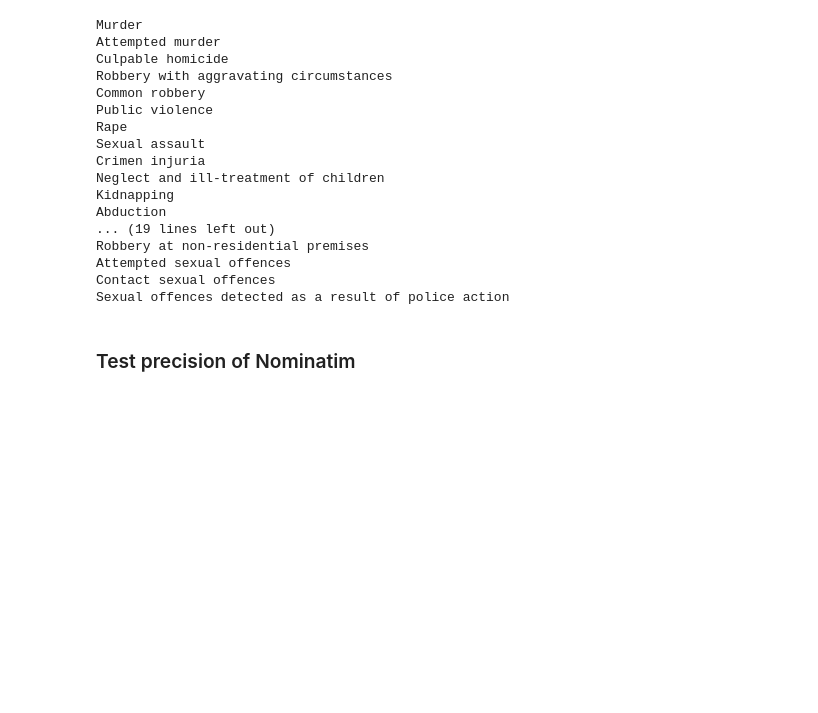
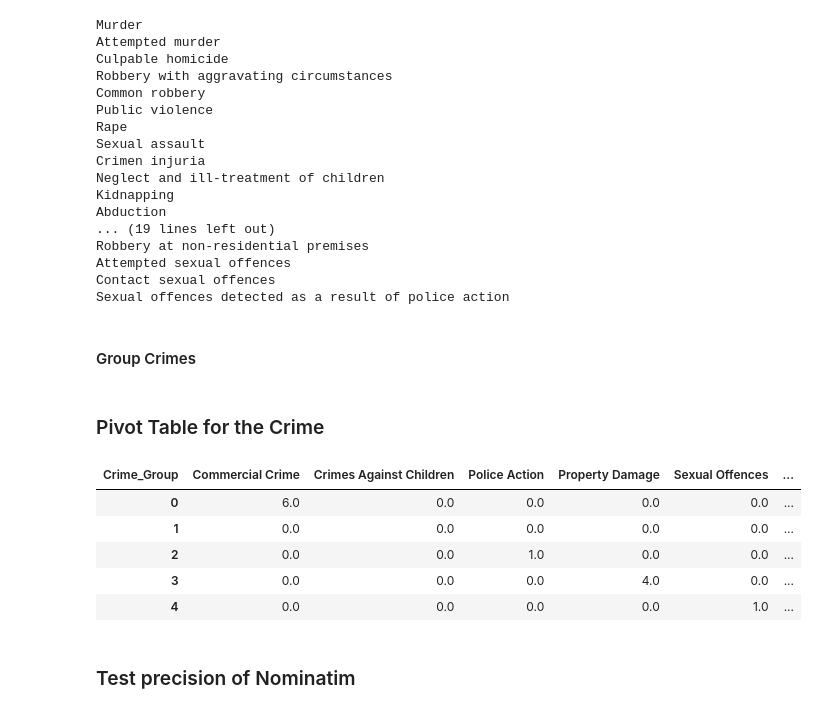
Before and after one commit to monitor-crime-talent-org/monitor-crime-and-talent, a Jupyter notebook: notebook/explore_the_data.ipynb, the cells around one changed output. Drawn from its saved outputs; the diff is of its cells as text; code cells hidden in the pictures; blank space fills up the shorter version.

```diff
--- a/notebook/explore_the_data.ipynb
+++ b/notebook/explore_the_data.ipynb
@@ -164,3 +166,5 @@ Robbery at non-residential premises
 Attempted sexual offences
 Contact sexual offences
 Sexual offences detected as a result of police action
+# %% [markdown]
+#### Group Crimes
@@ -167,3 +200,21 @@ Sexual offences detected as a result of police action
+# %% [markdown]
+### Pivot Table for the Crime
+# %%
+crime_data_clean = crime_data_clean.rename(columns={"Station": "Station_name"})
+crime_data_clean["Crime_Group"] = crime_data_clean["Crime_Type"].apply(map_crime_group)
+grouped = crime_data_clean.groupby(
+    ["Station_name", "Crime_Group"]
+)["Crime_Count"].sum().reset_index()
+grouped.head()
+pivot = grouped.pivot(index='Station_name', columns='Crime_Group', values='Crime_Count').fillna(0)
+pivot.head()
+# %% [output]
+| Crime_Group | Commercial Crime | Crimes Against Children | Police Action | Property Damage | Sexual Offences | ... |
+| 0 | 6.0 | 0.0 | 0.0 | 0.0 | 0.0 | ... |
+| 1 | 0.0 | 0.0 | 0.0 | 0.0 | 0.0 | ... |
+| 2 | 0.0 | 0.0 | 1.0 | 0.0 | 0.0 | ... |
+| 3 | 0.0 | 0.0 | 0.0 | 4.0 | 0.0 | ... |
+| 4 | 0.0 | 0.0 | 0.0 | 0.0 | 1.0 | ... |
 # %% [markdown]
 ### Test precision of Nominatim
 # %%
```
Also changed, not shown: parts of 21 cells of this notebook, 2 other files.
